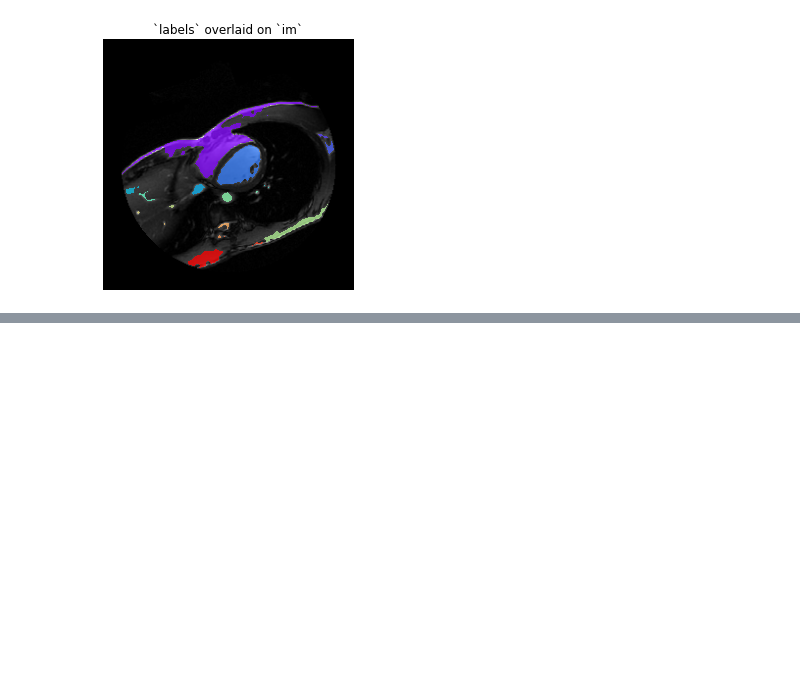
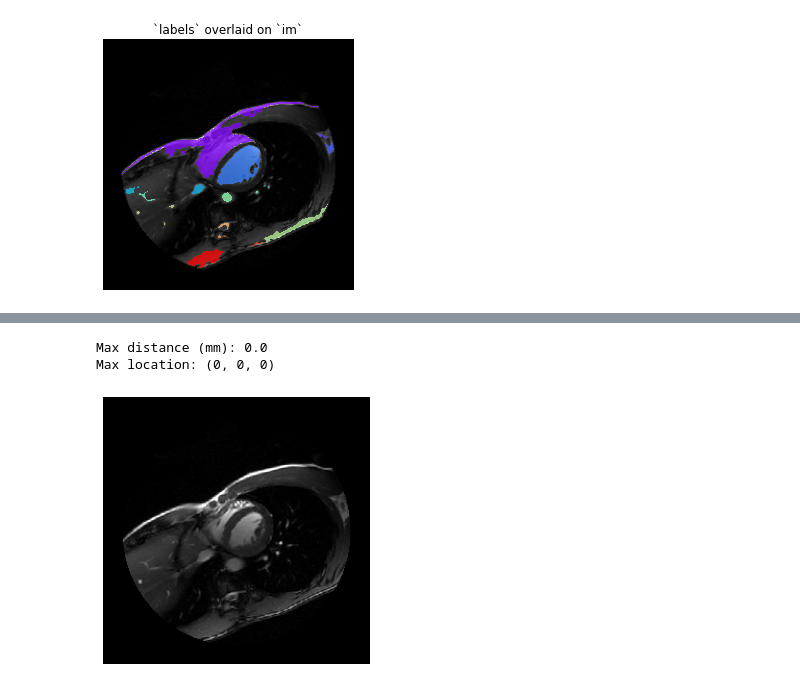
Before and after one commit to shpatrickguo/bitgrit, a Jupyter notebook: shpg-dsprojects/projects/Biomedical Image Analysis/Biomedical_img_analysis.ipynb, the cells around one changed output, grey strips where cells are left out. Drawn from its saved outputs; the diff is of its cells as text; code cells hidden in the pictures; blank space fills up the shorter version.

```diff
--- a/shpg-dsprojects/projects/Biomedical Image Analysis/Biomedical_img_analysis.ipynb
+++ b/shpg-dsprojects/projects/Biomedical Image Analysis/Biomedical_img_analysis.ipynb
@@ -142,0 +225,18 @@ format_and_render_plot()
+# %%
+# Calculate left ventricle distances
+lv = np.where(labels == 1, 1, 0)
+dists = ndi.distance_transform_edt(lv, sampling = vol.meta['sampling'])
+
+# Report on distances
+print('Max distance (mm):', ndi.maximum(dists))
+print('Max location:', ndi.maximum_position(dists))
+
+# Plot overlay of distances
+overlay = np.where(dists[5] > 0, dists[5], np.nan)
+plt.imshow(vol[5], cmap='gray')
+plt.imshow(overlay, cmap='hot')
+format_and_render_plot()
+# %% [output]
+Max distance (mm): 0.0
+Max location: (0, 0, 0)
+[figure, added]
```
Also changed, not shown: parts of 21 cells of this notebook.
